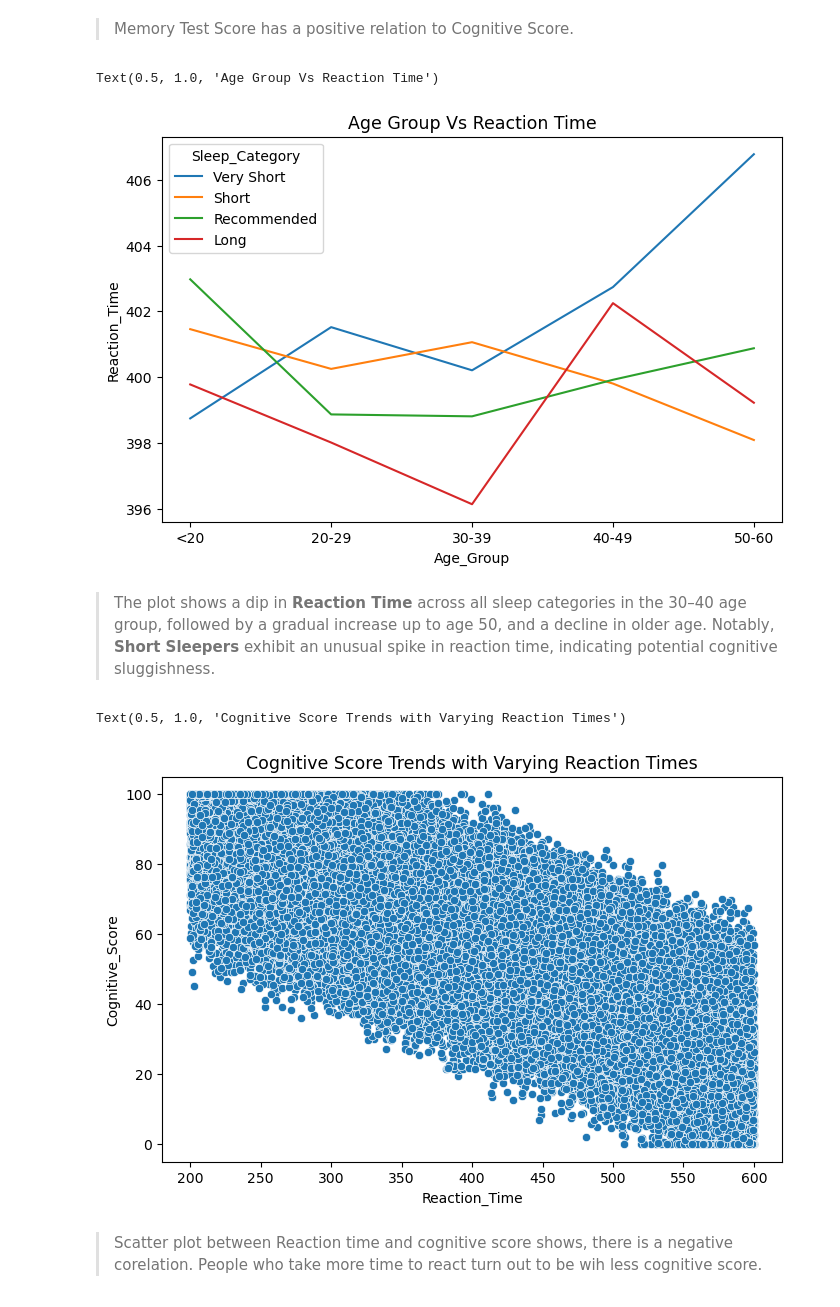
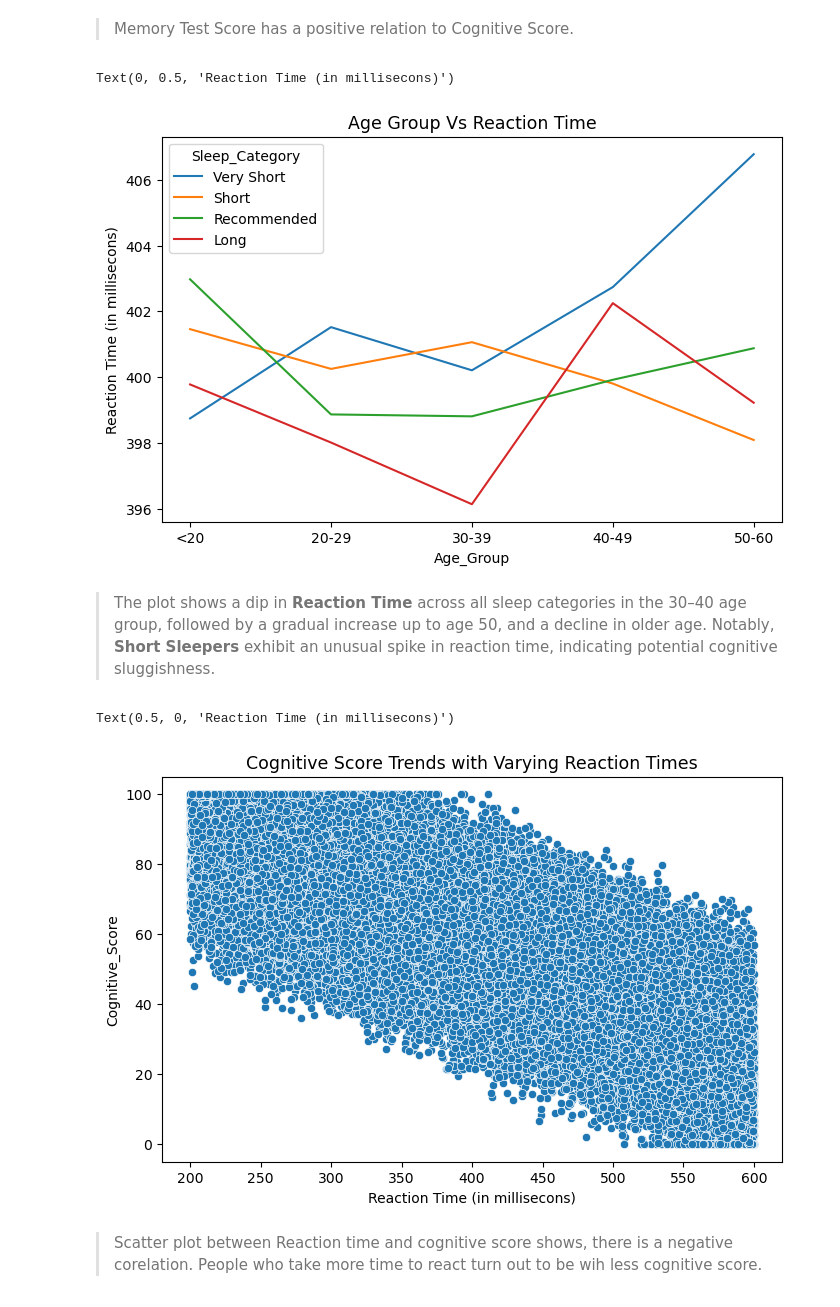
Before and after one commit to dhanyavasan/Human-Cognitive-Score-Prediction-, a Jupyter notebook: Capstone_phase_I.ipynb, the cells around one changed output. Cells and saved outputs as stored; diff of their text form; code cells hidden in the pictures.

```diff
--- a/Capstone_phase_I.ipynb
+++ b/Capstone_phase_I.ipynb
@@ -197,10 +201,11 @@ Text(0.5, 1.0, 'Impact of Memory Test Score on Cognitive Score')
 # %%
 fig, ax = plt.subplots(figsize=(8, 5))
 sns.lineplot(data = data, x='Age_Group',y= 'Reaction_Time',hue = 'Sleep_Category',errorbar=None)
 ax.set_title('Age Group Vs Reaction Time', fontsize=12.5)
+ax.set_ylabel('Reaction Time (in millisecons)')
 # %% [output]
-Text(0.5, 1.0, 'Age Group Vs Reaction Time')
+Text(0, 0.5, 'Reaction Time (in millisecons)')
-[figure, old version]
+[figure, new version]
 # %% [markdown]
 > The plot shows a dip in **Reaction Time** across all sleep categories in the 30–40 age group, followed by a gradual increase up to age 50, and a decline in older age.
 > Notably, **Short Sleepers** exhibit an unusual spike in reaction time, indicating potential cognitive sluggishness.
@@ -208,9 +213,10 @@ Text(0.5, 1.0, 'Age Group Vs Reaction Time')
 fig, ax = plt.subplots(figsize=(8, 5))
 sns.scatterplot(data= data, x='Reaction_Time', y='Cognitive_Score')
 ax.set_title('Cognitive Score Trends with Varying Reaction Times', fontsize=12.5)
+ax.set_xlabel('Reaction Time (in millisecons)')
 # %% [output]
-Text(0.5, 1.0, 'Cognitive Score Trends with Varying Reaction Times')
+Text(0.5, 0, 'Reaction Time (in millisecons)')
-[figure, old version]
+[figure, new version]
 # %% [markdown]
 > Scatter plot between Reaction time and cognitive score shows, there is a negative corelation. People who take more time to react turn out to be wih less cognitive score.
 # %% [markdown]
```
Also changed, not shown: parts of 3 cells of this notebook.
